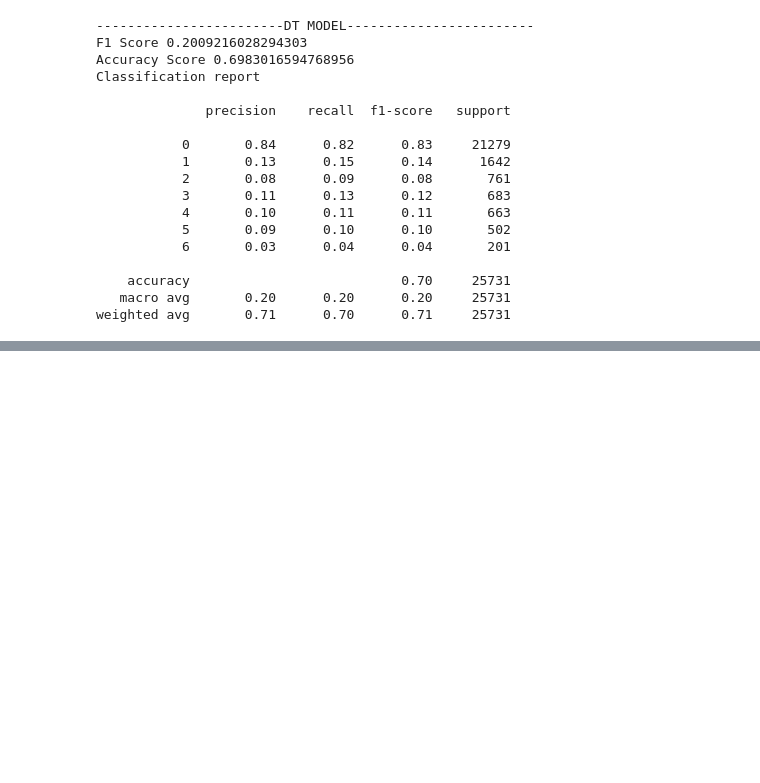
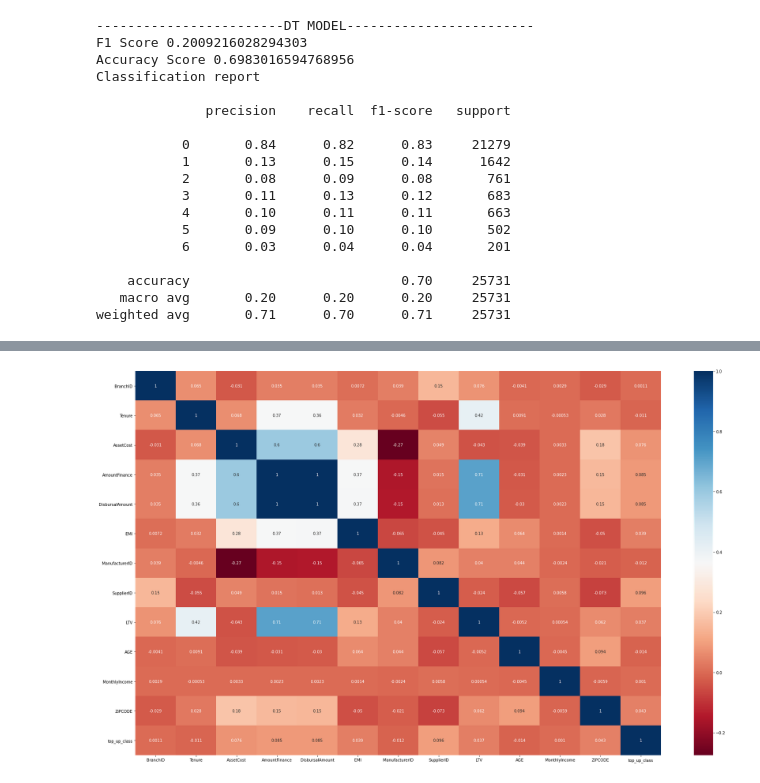
Before and after one commit to LuckyRathod/Data-Science-Competitions, a Jupyter notebook: LTFS Data Science Finhack 2021/Ltfs_topup_v2_model_training.ipynb, the cells around one changed output, grey strips where cells are left out. Drawn from its saved outputs; the diff is of its cells as text; code cells hidden in the pictures; blank space fills up the shorter version.

```diff
--- a/LTFS Data Science Finhack 2021/Ltfs_topup_v2_model_training.ipynb
+++ b/LTFS Data Science Finhack 2021/Ltfs_topup_v2_model_training.ipynb
@@ -519,0 +522,3 @@ weighted avg       0.71      0.70      0.71     25731
+# %%
+dataset = pd.read_excel('/content/drive/MyDrive/LTFS_Top_up/train_data_missing_values_handled.xlsx')
+dataset.head()
@@ -519,0 +552,6 @@ weighted avg       0.71      0.70      0.71     25731
+# %%
+plt.figure(figsize=(30, 18))
+sns.heatmap(dataset.corr(),annot=True,cmap='RdBu')
+plt.show()
+# %% [output]
+[figure, added]
```
Also changed, not shown: parts of 76 cells of this notebook, 5 other files.
